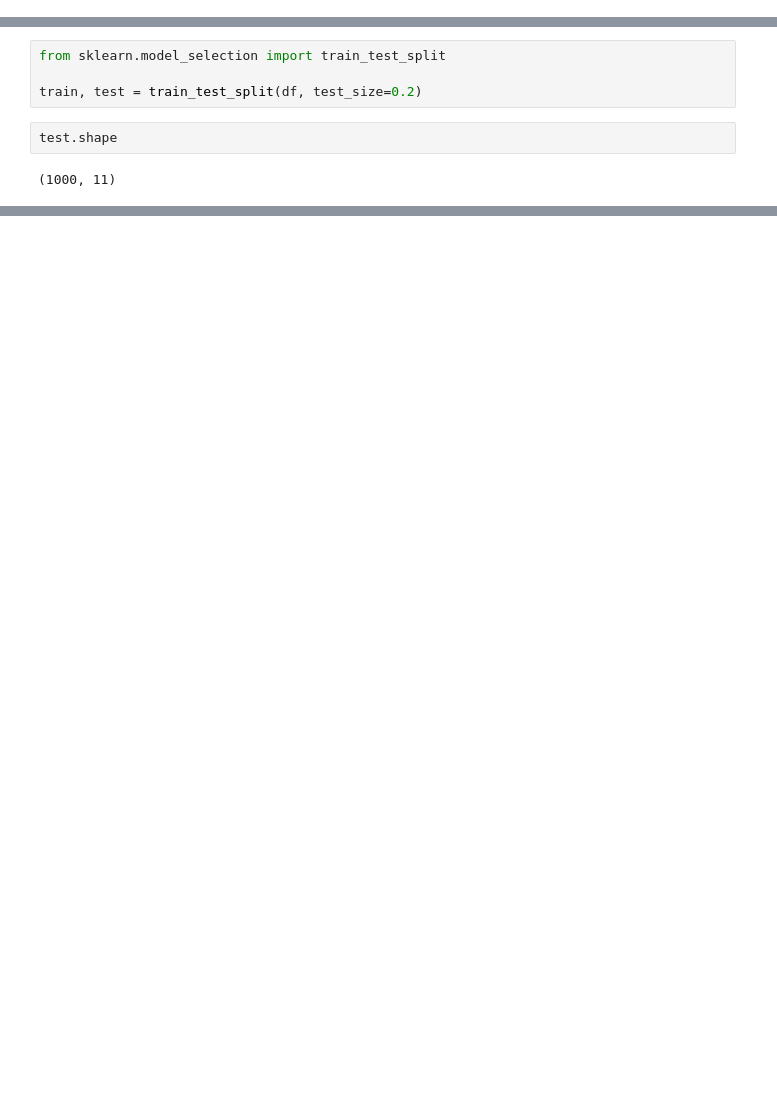
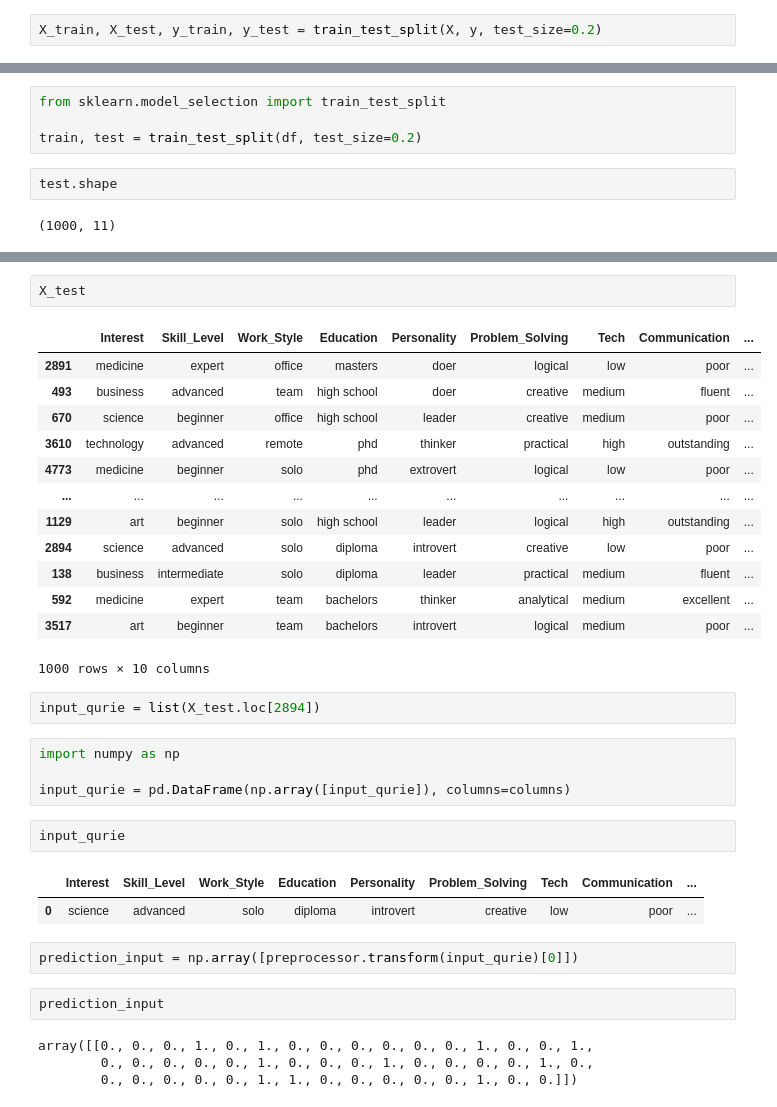
Before and after one commit to anonymous298/Smart-Career-Advisor-AI-Project, a Jupyter notebook: notebooks/experimenting.ipynb, the cells around one changed output, grey strips where cells are left out. Cells and saved outputs as stored; diff of their text form; blank space fills up the shorter version.

```diff
--- a/notebooks/experimenting.ipynb
+++ b/notebooks/experimenting.ipynb
@@ -34,6 +35,8 @@ X = df.drop(['Career'], axis=1)
 y = df['Career']
 # %%
 columns = X.columns
+# %%
+X_train, X_test, y_train, y_test = train_test_split(X, y, test_size=0.2)
 # %%
 preprocessor = ColumnTransformer([
     ('OHE', OneHotEncoder(sparse_output=False), columns)
@@ -64,0 +158,35 @@ test.shape
+# %%
+X_test
+# %% [output]
+|  | Interest | Skill_Level | Work_Style | Education | Personality | Problem_Solving | Tech | Communication | ... |
+| 2891 | medicine | expert | office | masters | doer | logical | low | poor | ... |
+| 493 | business | advanced | team | high school | doer | creative | medium | fluent | ... |
+| 670 | science | beginner | office | high school | leader | creative | medium | poor | ... |
+| 3610 | technology | advanced | remote | phd | thinker | practical | high | outstanding | ... |
+| 4773 | medicine | beginner | solo | phd | extrovert | logical | low | poor | ... |
+| ... | ... | ... | ... | ... | ... | ... | ... | ... | ... |
+| 1129 | art | beginner | solo | high school | leader | logical | high | outstanding | ... |
+| 2894 | science | advanced | solo | diploma | introvert | creative | low | poor | ... |
+| 138 | business | intermediate | solo | diploma | leader | practical | medium | fluent | ... |
+| 592 | medicine | expert | team | bachelors | thinker | analytical | medium | excellent | ... |
+| 3517 | art | beginner | team | bachelors | introvert | logical | medium | poor | ... |
+1000 rows × 10 columns
+# %%
+input_qurie = list(X_test.loc[2894])
+# %%
+import numpy as np
+
+input_qurie = pd.DataFrame(np.array([input_qurie]), columns=columns)
+# %%
+input_qurie
+# %% [output]
+|  | Interest | Skill_Level | Work_Style | Education | Personality | Problem_Solving | Tech | Communication | ... |
+| 0 | science | advanced | solo | diploma | introvert | creative | low | poor | ... |
+# %%
+prediction_input = np.array([preprocessor.transform(input_qurie)[0]])
+# %%
+prediction_input
+# %% [output]
+array([[0., 0., 0., 1., 0., 1., 0., 0., 0., 0., 0., 0., 1., 0., 0., 1.,
+        0., 0., 0., 0., 0., 1., 0., 0., 0., 1., 0., 0., 0., 0., 1., 0.,
+        0., 0., 0., 0., 0., 1., 1., 0., 0., 0., 0., 0., 1., 0., 0.]])
```
Also changed, not shown: parts of 16 cells of this notebook.
